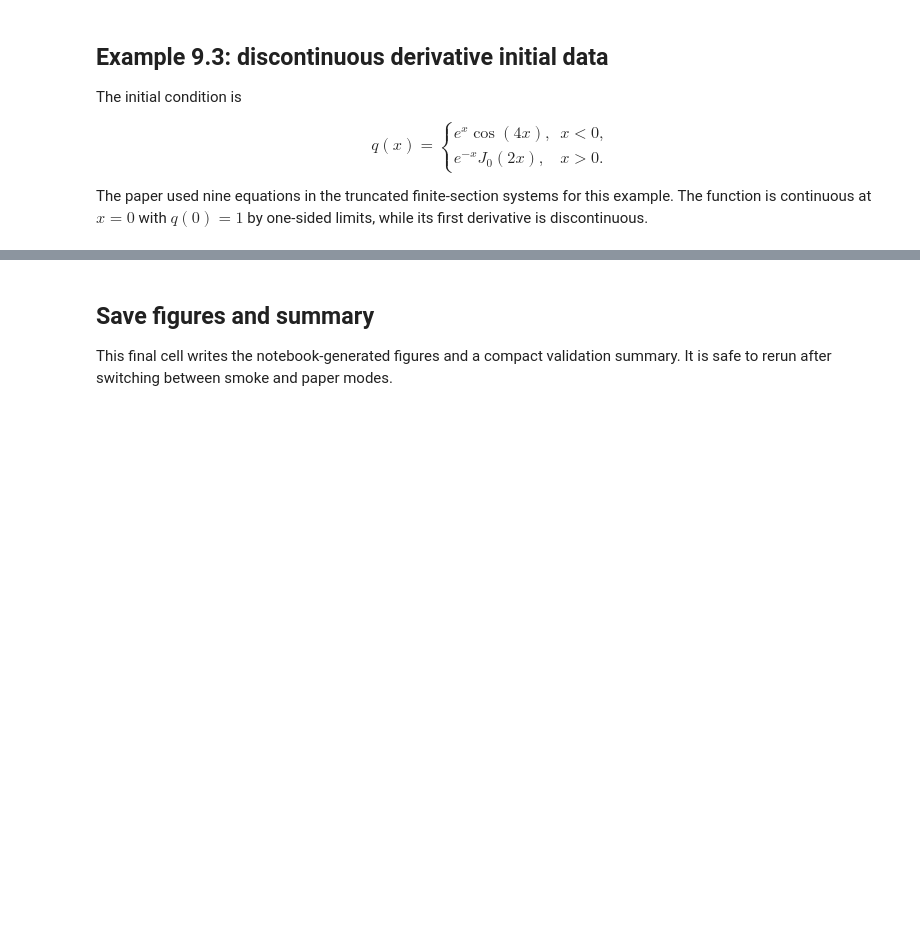
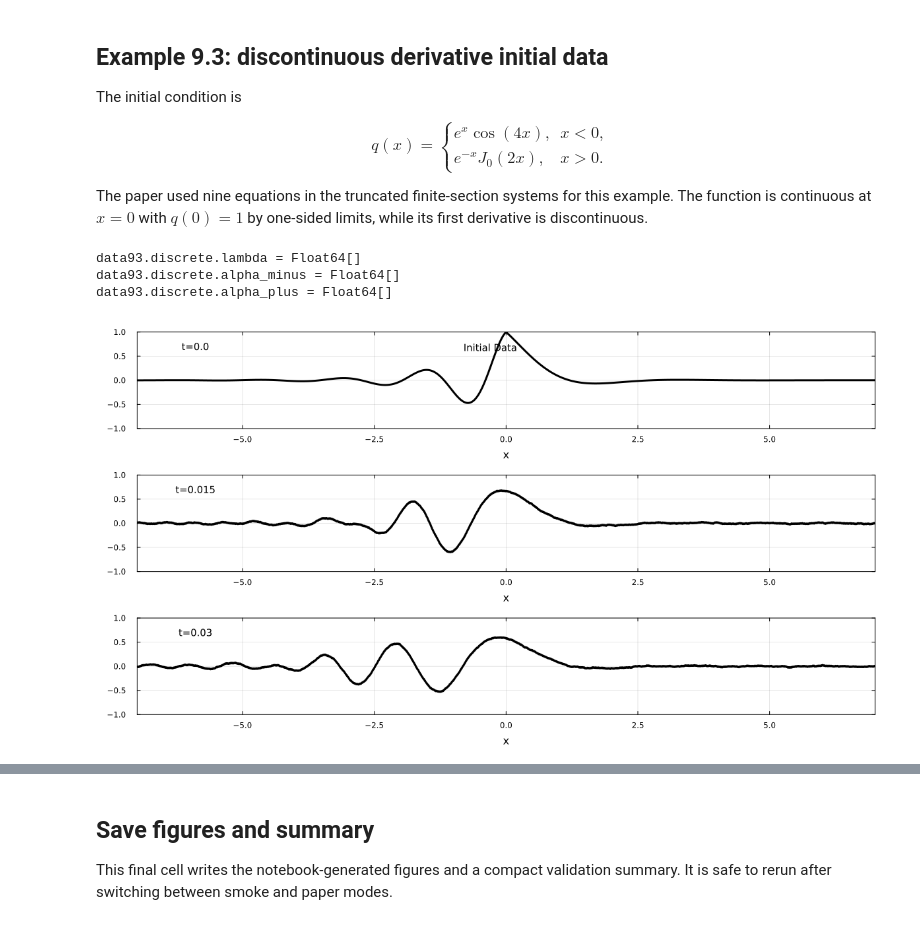
Before and after one commit to wfudong/NumIST, a Jupyter notebook: ISTM_finite_section_KdV.ipynb, the cells around one changed output, grey strips where cells are left out. Saved outputs shown, nothing was run; the diff lists cells and outputs as text; code cells hidden in the pictures; blank space fills up the shorter version.

```diff
--- a/ISTM_finite_section_KdV.ipynb
+++ b/ISTM_finite_section_KdV.ipynb
@@ -753,16 +985,23 @@ The paper used nine equations in the truncated finite-section systems for this e
 # %%
 # This cell can take a while in :paper mode.
 data93 = direct_scattering_istm(paper_example93_initial; L=settings.direct_L, nx=settings.direct_nx, Ncoeff=example93_Ncoeff)
 @show data93.discrete.lambda
 @show data93.discrete.alpha_minus
 @show data93.discrete.alpha_plus
 
 x93 = collect(range(-7.0, 7.0; length=settings.plot_nx))
-plt93 = plot(layout=(3, 1), size=(560, 650), margin=3Plots.mm)
+plt93 = plot(layout=(3, 1), size=(1200, 650), margin=3Plots.mm)
 for (i, t) in enumerate(section93_times.example93)
     qplot = plotted_kdv_profile(paper_example93_initial, data93.right, data93.left, x93, t; Ns=example93_Ns, Ni=settings.inverse_Ni, branch=DIRECT_EXAMPLE_BRANCH)
     plot!(plt93[i], x93, qplot; label=false, color=:black, xlims=(-7, 7), ylims=(-1, 1), xlabel="x")
     annotate!(plt93[i], -5.9, 0.7, text("t=$t", 10, :black))
     i == 1 && annotate!(plt93[i], -0.3, 0.68, text("Initial Data", 10, :black))
 end
+# plt93
+# plot!(plt93; size=(800, 900))
 plt93
+# %% [output]
+data93.discrete.lambda = Float64[]
+data93.discrete.alpha_minus = Float64[]
+data93.discrete.alpha_plus = Float64[]
+[figure, added]
```
Also changed, not shown: parts of 11 cells of this notebook, 32 other files.
